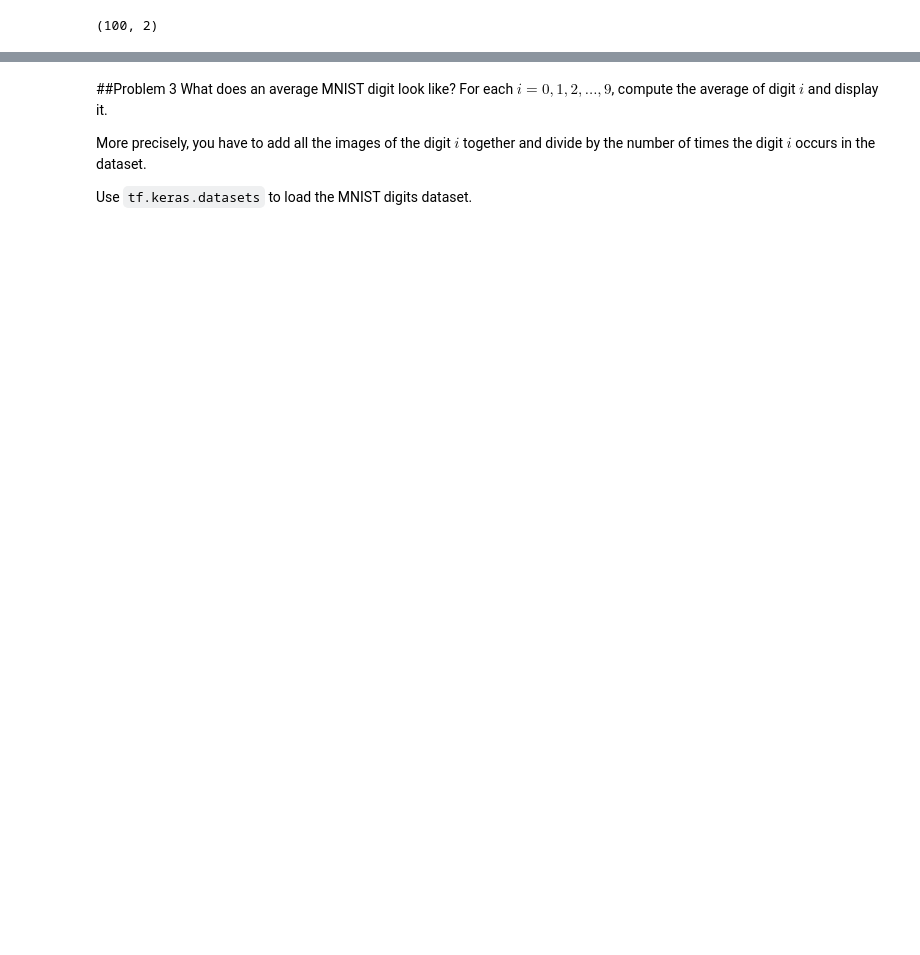
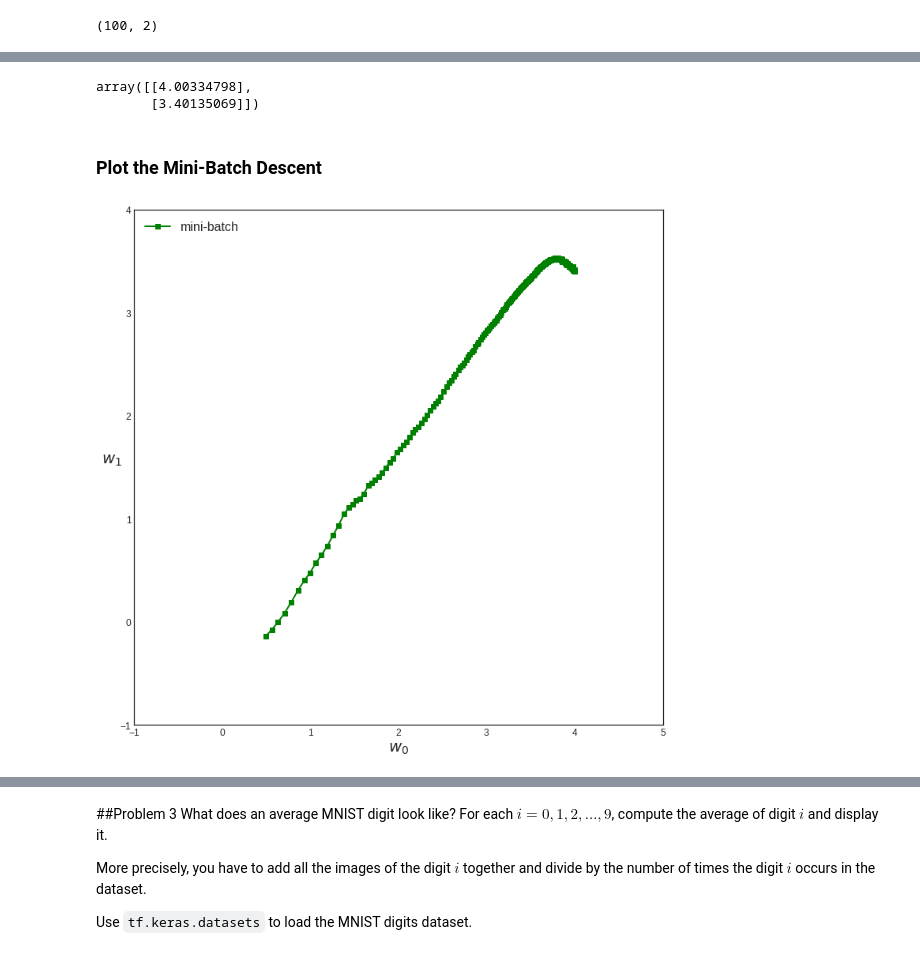
Before and after one commit to c-bujari/CAP4630, a Jupyter notebook: HW_2/HW_2.ipynb, the cells around one changed output, grey strips where cells are left out. Saved outputs shown, nothing was run; the diff lists cells and outputs as text; code cells hidden in the pictures; blank space fills up the shorter version.

```diff
--- a/HW_2/HW_2.ipynb
+++ b/HW_2/HW_2.ipynb
@@ -190,0 +202,43 @@ print(X_new_b)
+# %%
+# number of epochs
+epochs = 20
+# learning rate
+lr = 0.01
+# Randomly generate initial weight
+np.random.seed(42)
+initial_weight = np.random.randn(2, 1)
+# %%
+weight = initial_weight
+weight_path_mgd = []
+batch_size = 4
+
+weight_path_mgd.append(weight)
+for epoch in range(epochs):
+    shuffled_indices = np.random.permutation(m)
+    X_b_shuffled = X_b[shuffled_indices]
+    y_shuffled = y[shuffled_indices]
+    for i in range(0, m, batch_size):
+        xi = X_b_shuffled[i:i+batch_size]
+        yi = y_shuffled[i:i+batch_size]
+        gradient = 1 / batch_size * xi.T.dot(xi.dot(weight) - yi)
+        weight = weight - lr * gradient
+        weight_path_mgd.append(weight)
+# %%
+weight_path_mgd[-1]
+# %% [output]
+array([[4.00334798],
+       [3.40135069]])
+# %%
+weight_path_mgd = np.array(weight_path_mgd)
+# %% [markdown]
+### Plot the Mini-Batch Descent
+# %%
+plt.figure(figsize=(12,12))
+plt.plot(weight_path_mgd[:, 0], weight_path_mgd[:, 1], "g-s", linewidth=2, label="mini-batch")
+plt.legend(loc="upper left", fontsize=16)
+plt.xlabel(r"$w_0$", fontsize=20)
+plt.ylabel(r"$w_1$   ", fontsize=20, rotation=0)
+plt.axis([-1, 5, -1, 4])
+plt.show()
+# %% [output]
+[figure, added]
```
Also changed, not shown: parts of 15 cells of this notebook.
